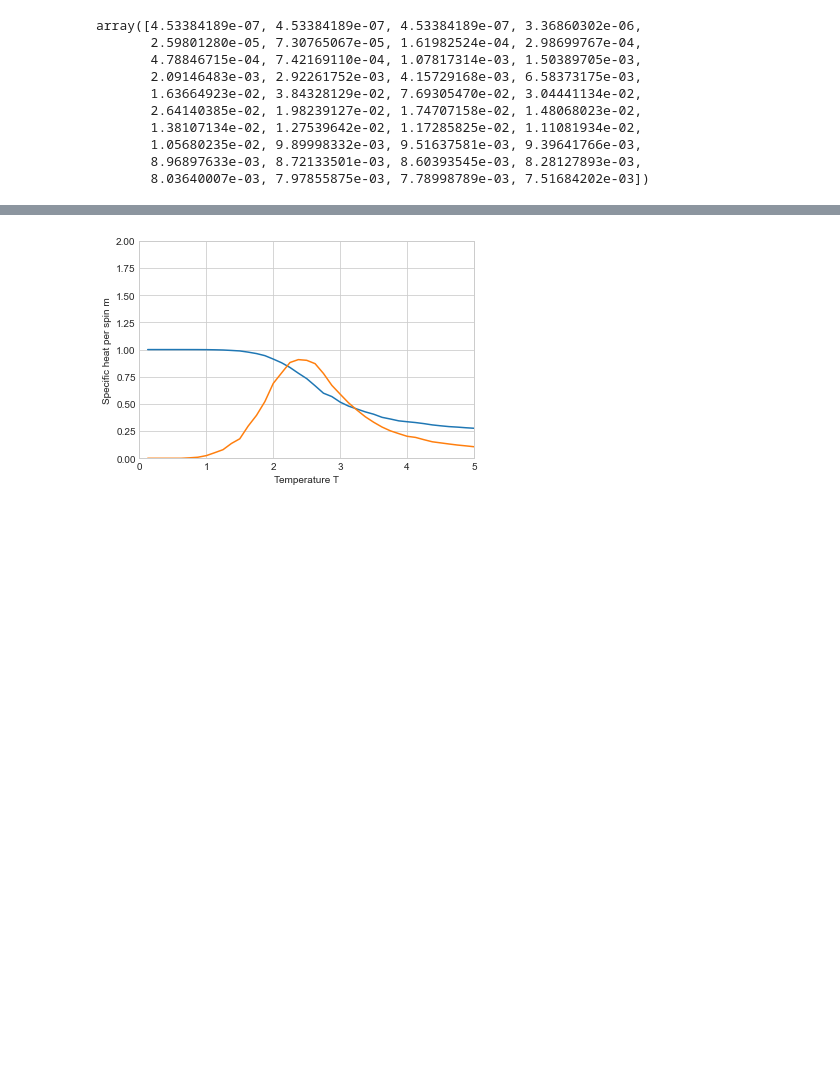
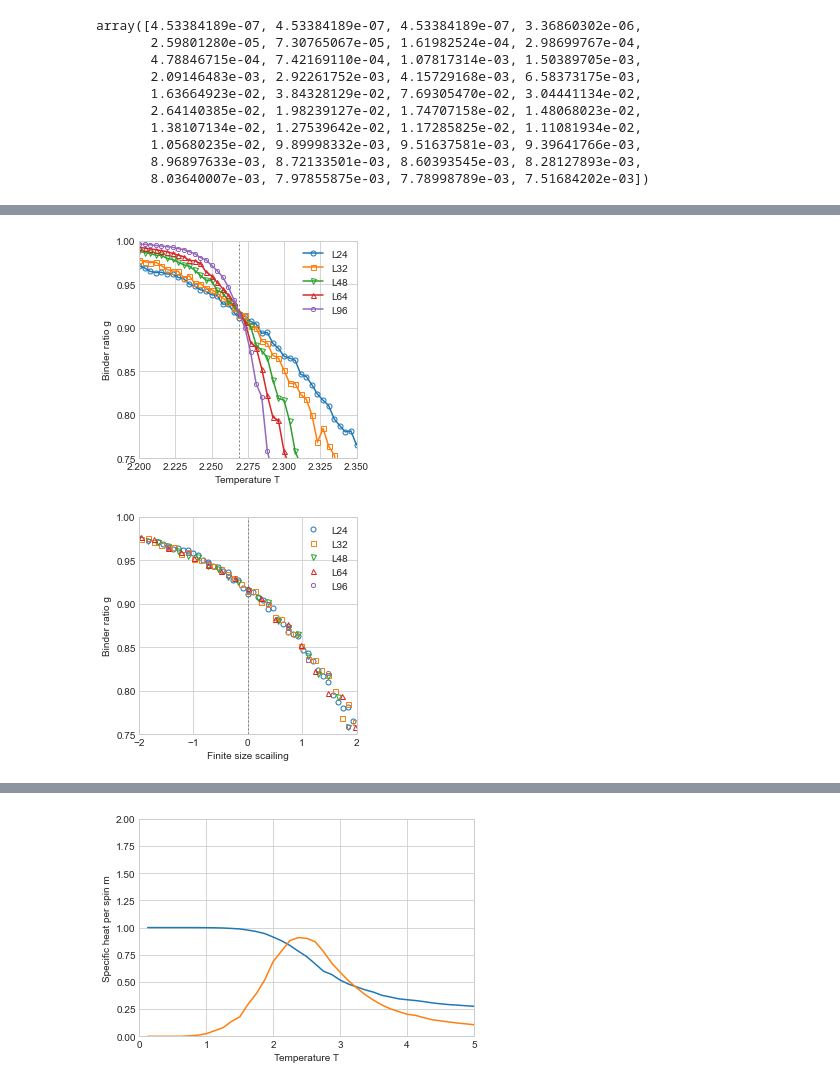
Before and after one commit to holywater2/2021F_Monte_Carlo, a Jupyter notebook: Code_F21_MonteCarlo/Newman_Barkema/python/Data_Plotting.ipynb, the cells around one changed output, grey strips where cells are left out. Saved outputs shown, nothing was run; the diff lists cells and outputs as text; code cells hidden in the pictures; blank space fills up the shorter version.

```diff
--- a/Code_F21_MonteCarlo/Newman_Barkema/python/Data_Plotting.ipynb
+++ b/Code_F21_MonteCarlo/Newman_Barkema/python/Data_Plotting.ipynb
@@ -150,0 +222,49 @@ C3 = b.iloc[:,3].values
+# %%
+L24 = pd.read_csv("../C++/Result/Binder/Wolff_c_24_int40_1.csv")
+L32 = pd.read_csv("../C++/Result/Binder/Wolff_c_32_int40_1.csv")
+L48 = pd.read_csv("../C++/Result/Binder/Wolff_c_48_int40_1.csv")
+L64 = pd.read_csv("../C++/Result/Binder/Wolff_c_64_int40_1.csv")
+L96 = pd.read_csv("../C++/Result/Binder/Wolff_c_96_int40_1.csv")
+Llist = [L24,L32,L48,L64,L96]
+# Llist = [L24,L32,L48]
+Lname = ["L24","L32","L48","L64","L96"]
+Lsize = [24,32,48,64,96]
+Llen = 5
+marker = ["o","s","v","^","8"]
+T2 = L24.iloc[:,1].values
+Binder = [0.5*(3-i.iloc[:,6].values/(i.iloc[:,5].values)**2) for i in Llist]
+
+plt.style.use('seaborn-whitegrid')
+
+fig = plt.figure()
+ax = fig.add_subplot(111)
+plt.ylim(0.75,1)
+plt.xlim(2.2,2.35)
+for i in range(Llen):
+    plt.plot(T2,Binder[i],marker=marker[i],markersize=5,mfc='none',label=Lname[i])
+ax.set_aspect(1.0/ax.get_data_ratio(), adjustable='box')
+
+plt.legend()
+plt.axvline(x=2/np.log(1+np.sqrt(2)),c='grey',lw=1,dashes=[2,2])
+plt.ylabel('Binder ratio g')
+plt.xlabel('Temperature T')
+# plt.text(2.265,0.748, '$T_c$')
+plt.show()
+
+fig = plt.figure()
+ax = fig.add_subplot(111)
+plt.ylim(0.75,1)
+plt.xlim(-2,2)
+T22 = T2-2/np.log(1+np.sqrt(2))
+for i in range(Llen):
+    plt.plot(T22*Lsize[i],Binder[i],linestyle="",marker=marker[i],markersize=5,mfc='none',label=Lname[i])
+ax.set_aspect(1.0/ax.get_data_ratio(), adjustable='box')
+plt.legend()
+plt.axvline(x=0,c='grey',lw=1,dashes=[2,2])
+plt.ylabel('Binder ratio g')
+plt.xlabel('Finite size scailing')
+# plt.xlabel('$L^{1/\nu}[T-T_c]$')
+plt.show()
+# %% [output]
+[figure, added]
+[figure, added]
```
Also changed, not shown: parts of 10 cells of this notebook, 1 other file.
